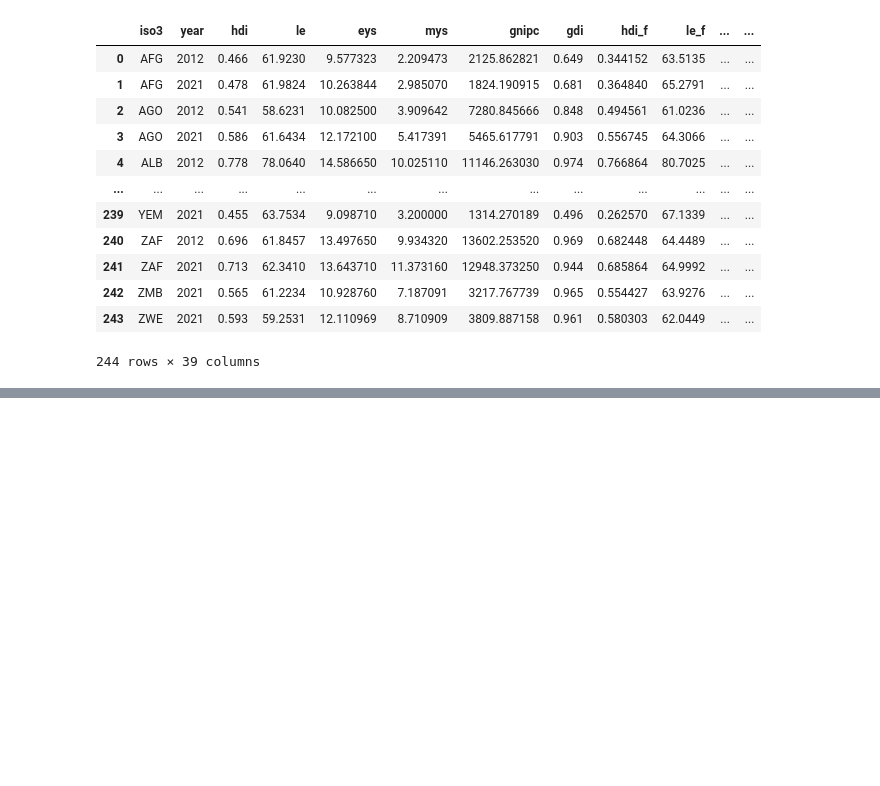
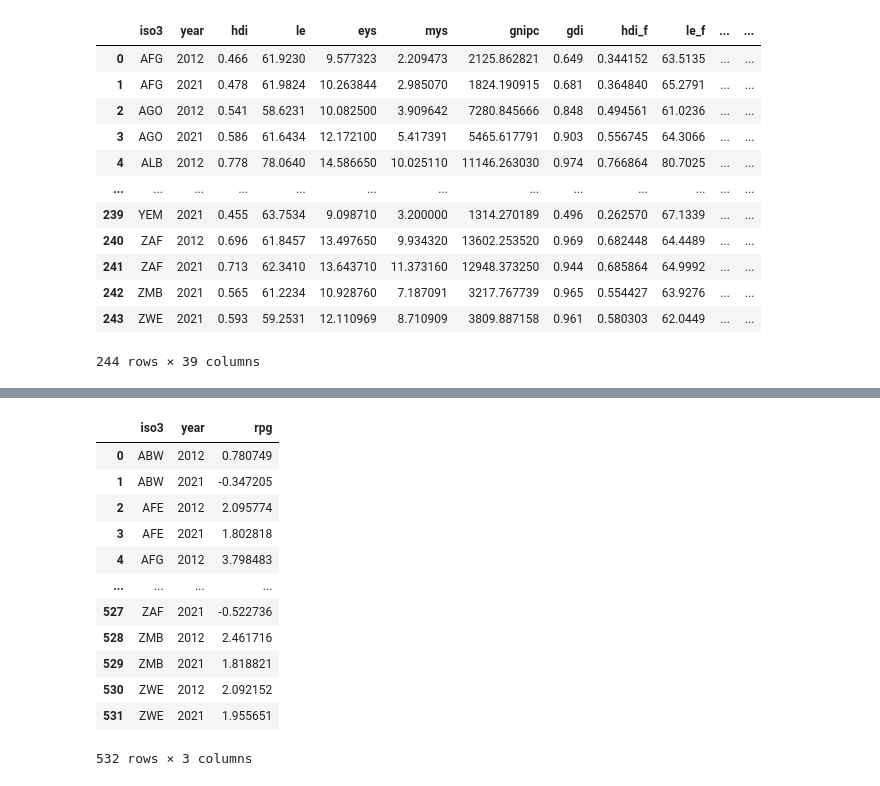
Before and after one commit to HITW-lewagon/HITW, a Jupyter notebook: raw_data.ipynb, the cells around one changed output, grey strips where cells are left out. Drawn from its saved outputs; the diff is of its cells as text; code cells hidden in the pictures; blank space fills up the shorter version.

```diff
--- a/raw_data.ipynb
+++ b/raw_data.ipynb
@@ -207,0 +242,30 @@ X_with_sub_region
+# %%
+anos = [2012,2021]
+df_rpg = {
+    'iso3':[],
+    'year':[],
+    'rpg':[]
+}
+
+for i in rural_growth.iterrows():
+    for ano in anos:
+        df_rpg['iso3'].append(i[1]['Country Code'])
+        df_rpg['year'].append(ano)
+        df_rpg['rpg'].append(i[1][f'{ano}'])
+
+df_rpg = pd.DataFrame(df_rpg)
+df_rpg
+# %% [output]
+|  | iso3 | year | rpg |
+| 0 | ABW | 2012 | 0.780749 |
+| 1 | ABW | 2021 | -0.347205 |
+| 2 | AFE | 2012 | 2.095774 |
+| 3 | AFE | 2021 | 1.802818 |
+| 4 | AFG | 2012 | 3.798483 |
+| ... | ... | ... | ... |
+| 527 | ZAF | 2021 | -0.522736 |
+| 528 | ZMB | 2012 | 2.461716 |
+| 529 | ZMB | 2021 | 1.818821 |
+| 530 | ZWE | 2012 | 2.092152 |
+| 531 | ZWE | 2021 | 1.955651 |
+532 rows × 3 columns
```
Also changed, not shown: parts of 9 cells of this notebook, 3 other files.
